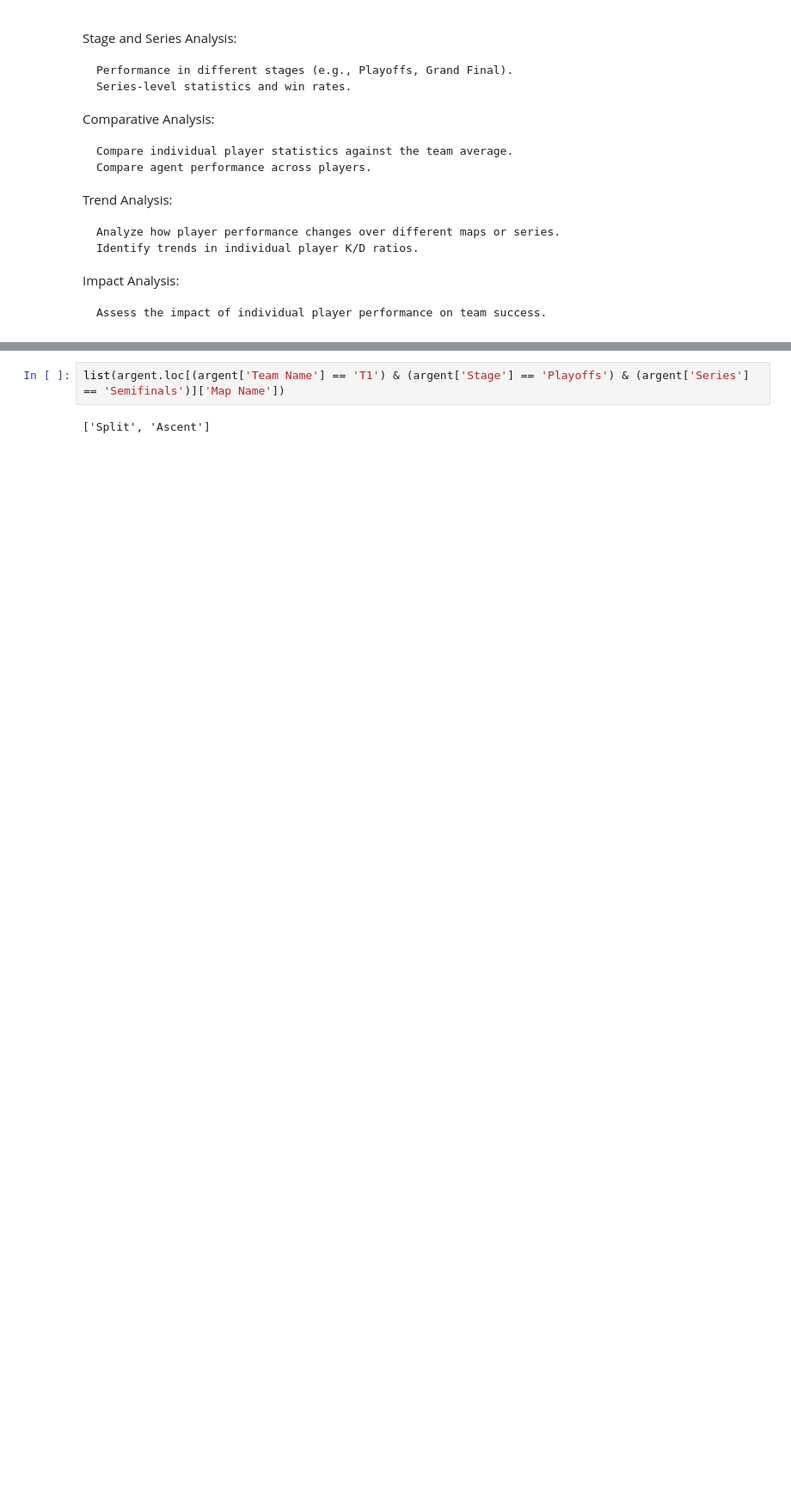
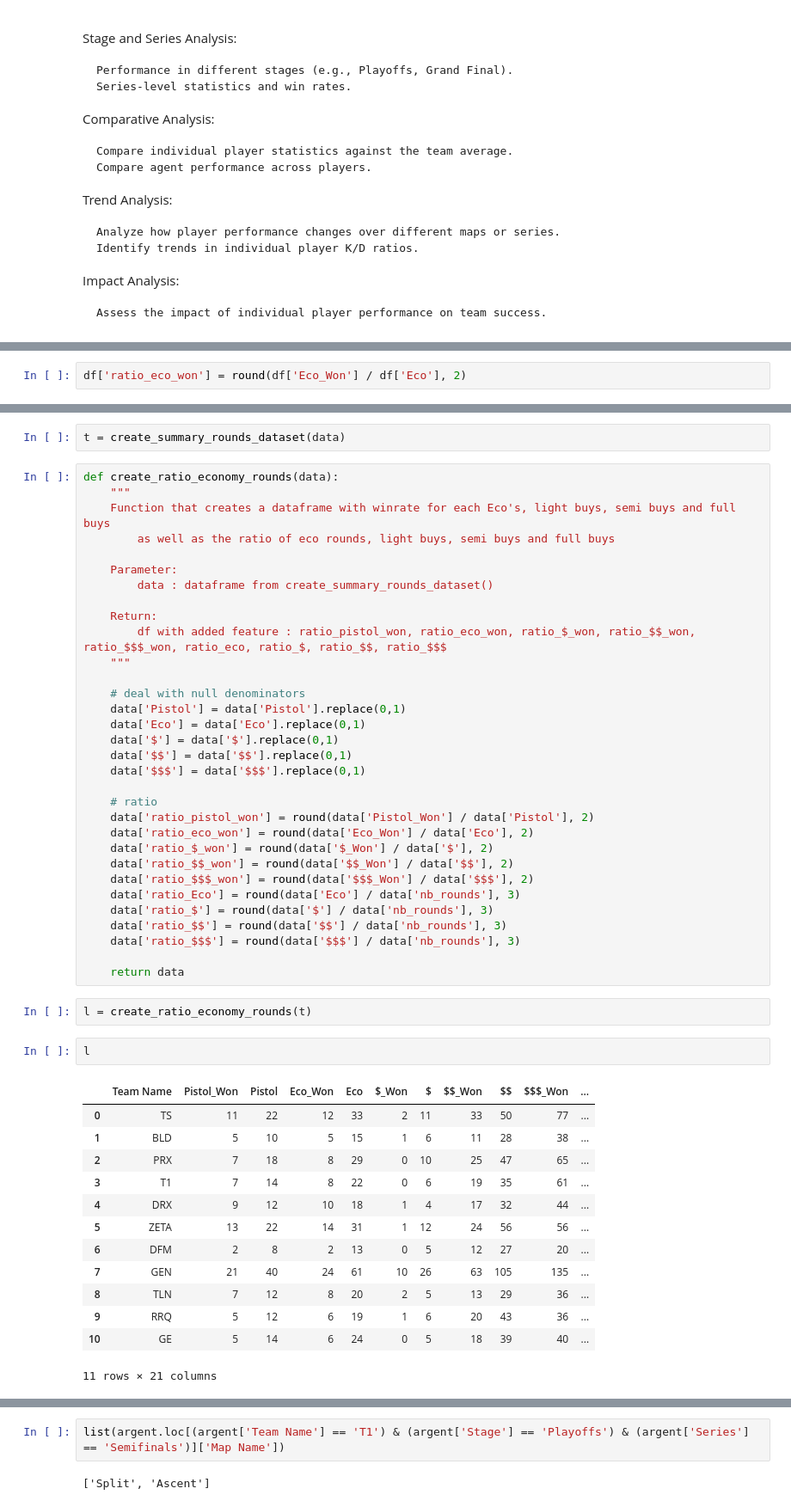
Before and after one commit to mariusBRM/M8_Valorant, a Jupyter notebook: exploration.ipynb, the cells around one changed output, grey strips where cells are left out. Shown: that part at 86% size. Cells and saved outputs as stored; diff of their text form; blank space fills up the shorter version.

Commit message:
[UPDATE] Add round economy

```diff
--- a/exploration.ipynb
+++ b/exploration.ipynb
@@ -63,0 +96,2 @@ Index(['Team Name', 'Map #', 'Map Name', 'Stage', 'Series', 'Pistol_Won',
+# %%
+df['ratio_eco_won'] = round(df['Eco_Won'] / df['Eco'], 2)
@@ -63,0 +139,52 @@ Index(['Team Name', 'Map #', 'Map Name', 'Stage', 'Series', 'Pistol_Won',
+# %%
+t = create_summary_rounds_dataset(data)
+# %%
+def create_ratio_economy_rounds(data):
+    """
+    Function that creates a dataframe with winrate for each Eco's, light buys, semi buys and full buys
+        as well as the ratio of eco rounds, light buys, semi buys and full buys
+
+    Parameter:
+        data : dataframe from create_summary_rounds_dataset()
+
+    Return:
+        df with added feature : ratio_pistol_won, ratio_eco_won, ratio_$_won, ratio_$$_won, ratio_$$$_won, ratio_eco, ratio_$, ratio_$$, ratio_$$$
+    """
+
+    # deal with null denominators
+    data['Pistol'] = data['Pistol'].replace(0,1)
+    data['Eco'] = data['Eco'].replace(0,1)
+    data['$'] = data['$'].replace(0,1)
+    data['$$'] = data['$$'].replace(0,1)
+    data['$$$'] = data['$$$'].replace(0,1)
+
+    # ratio
+    data['ratio_pistol_won'] = round(data['Pistol_Won'] / data['Pistol'], 2)
+    data['ratio_eco_won'] = round(data['Eco_Won'] / data['Eco'], 2)
+    data['ratio_$_won'] = round(data['$_Won'] / data['$'], 2)
+    data['ratio_$$_won'] = round(data['$$_Won'] / data['$$'], 2)
+    data['ratio_$$$_won'] = round(data['$$$_Won'] / data['$$$'], 2)
+    data['ratio_Eco'] = round(data['Eco'] / data['nb_rounds'], 3)
+    data['ratio_$'] = round(data['$'] / data['nb_rounds'], 3)
+    data['ratio_$$'] = round(data['$$'] / data['nb_rounds'], 3)
+    data['ratio_$$$'] = round(data['$$$'] / data['nb_rounds'], 3)
+
+    return data
+# %%
+l = create_ratio_economy_rounds(t)
+# %%
+l
+# %% [output]
+|  | Team Name | Pistol_Won | Pistol | Eco_Won | Eco | $_Won | $ | $$_Won | $$ | $$$_Won | ... |
+| 0 | TS | 11 | 22 | 12 | 33 | 2 | 11 | 33 | 50 | 77 | ... |
+| 1 | BLD | 5 | 10 | 5 | 15 | 1 | 6 | 11 | 28 | 38 | ... |
+| 2 | PRX | 7 | 18 | 8 | 29 | 0 | 10 | 25 | 47 | 65 | ... |
+| 3 | T1 | 7 | 14 | 8 | 22 | 0 | 6 | 19 | 35 | 61 | ... |
+| 4 | DRX | 9 | 12 | 10 | 18 | 1 | 4 | 17 | 32 | 44 | ... |
+| 5 | ZETA | 13 | 22 | 14 | 31 | 1 | 12 | 24 | 56 | 56 | ... |
+| 6 | DFM | 2 | 8 | 2 | 13 | 0 | 5 | 12 | 27 | 20 | ... |
+| 7 | GEN | 21 | 40 | 24 | 61 | 10 | 26 | 63 | 105 | 135 | ... |
+| 8 | TLN | 7 | 12 | 8 | 20 | 2 | 5 | 13 | 29 | 36 | ... |
+| 9 | RRQ | 5 | 12 | 6 | 19 | 1 | 6 | 20 | 43 | 36 | ... |
+| 10 | GE | 5 | 14 | 6 | 24 | 0 | 5 | 18 | 39 | 40 | ... |
+11 rows × 21 columns
```
Also changed, not shown: parts of 15 cells of this notebook, 2 other files.
